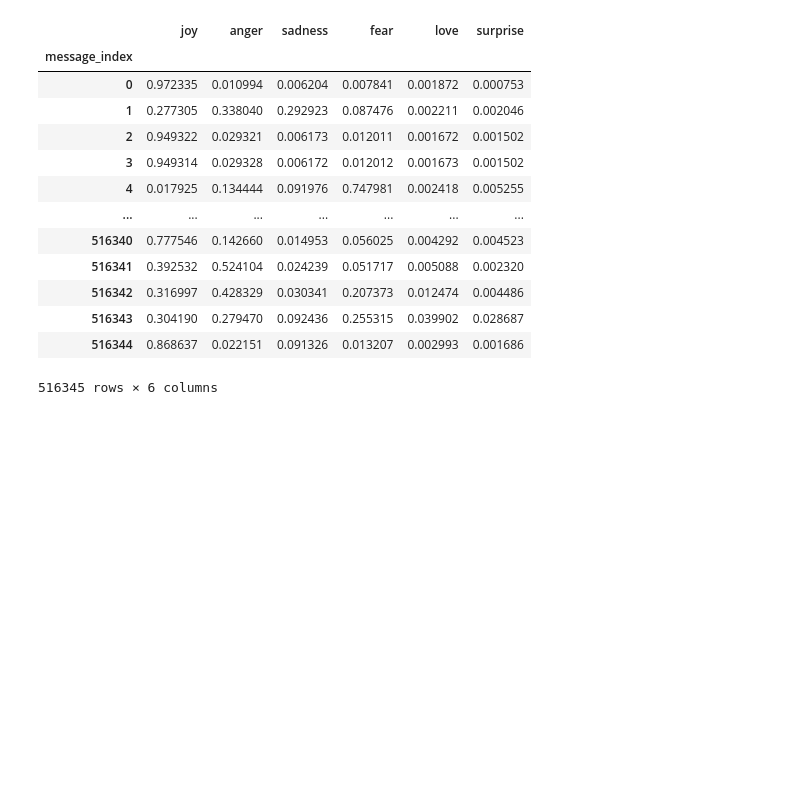
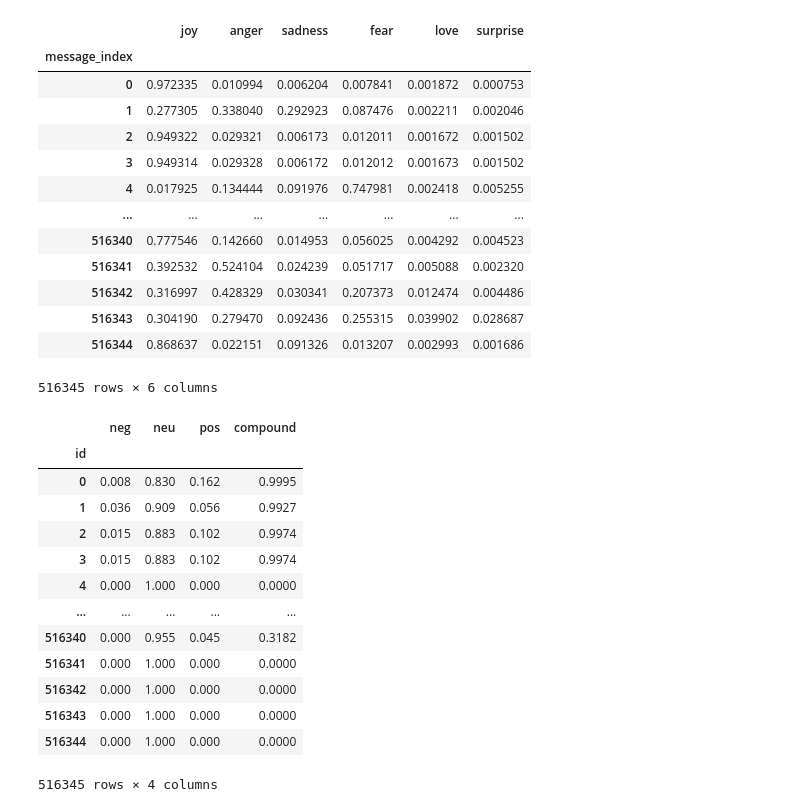
Before and after one commit to FlorinAndrei/enron-sentiment-analysis, a Jupyter notebook: sentiment_analysis.ipynb, the cells around one changed output. Drawn from its saved outputs; the diff is of its cells as text; code cells hidden in the pictures; blank space fills up the shorter version.

```diff
--- a/sentiment_analysis.ipynb
+++ b/sentiment_analysis.ipynb
@@ -151,0 +181,24 @@ all_emails.iloc[0:N, :].join(
+# %%
+vader_coef_dict = {}
+vader_labels = ["neg", "neu", "pos", "compound", "id"]
+
+for l in vader_labels:
+    vader_coef_dict[l] = [c[l] for c in mp_list]
+vader_coef = pd.DataFrame(vader_coef_dict)
+vader_coef.set_index("id", inplace=True)
+vader_coef
+# %% [output]
+|  | neg | neu | pos | compound |
+| id |  |  |  |  |
+| 0 | 0.008 | 0.830 | 0.162 | 0.9995 |
+| 1 | 0.036 | 0.909 | 0.056 | 0.9927 |
+| 2 | 0.015 | 0.883 | 0.102 | 0.9974 |
+| 3 | 0.015 | 0.883 | 0.102 | 0.9974 |
+| 4 | 0.000 | 1.000 | 0.000 | 0.0000 |
+| ... | ... | ... | ... | ... |
+| 516340 | 0.000 | 0.955 | 0.045 | 0.3182 |
+| 516341 | 0.000 | 1.000 | 0.000 | 0.0000 |
+| 516342 | 0.000 | 1.000 | 0.000 | 0.0000 |
+| 516343 | 0.000 | 1.000 | 0.000 | 0.0000 |
+| 516344 | 0.000 | 1.000 | 0.000 | 0.0000 |
+516345 rows × 4 columns
```
Also changed, not shown: parts of 4 cells of this notebook, 1 other file.
